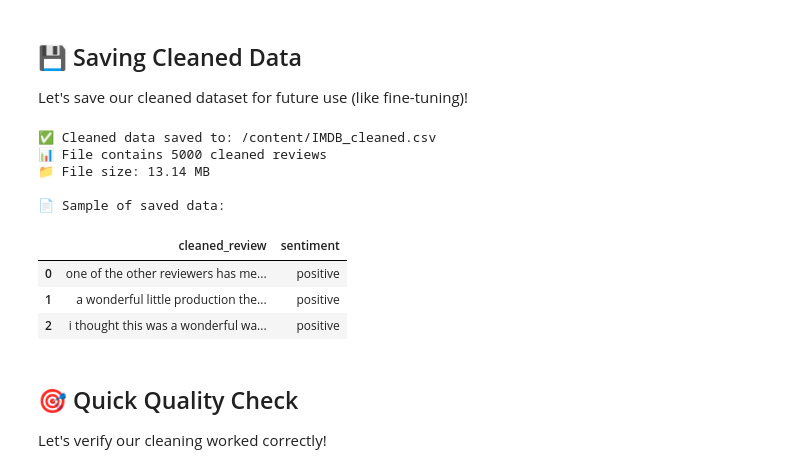
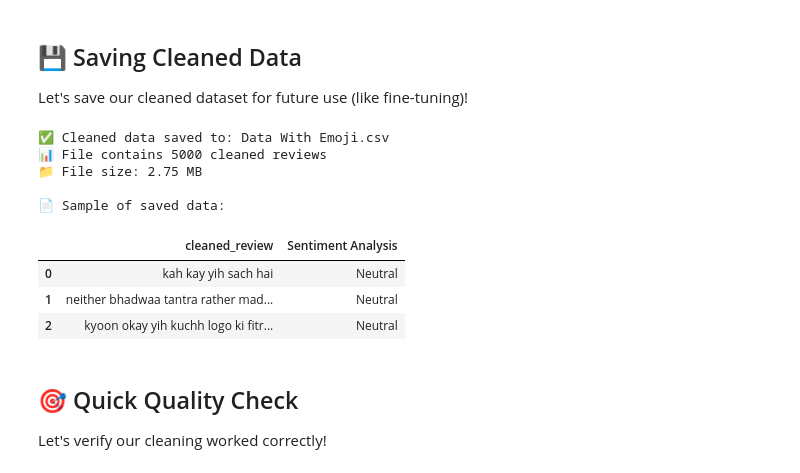
Before and after one commit to jokefun022/First-Project, a Jupyter notebook: Text_Data_Cleaning.ipynb, the cells around one changed output. Cells and saved outputs as stored; diff of their text form; code cells hidden in the pictures.

```diff
--- a/Text_Data_Cleaning.ipynb
+++ b/Text_Data_Cleaning.ipynb
@@ -141,14 +141,14 @@ df.head()
 # %%
-df = pd.read_csv('/content/IMDB Dataset.csv')
+df = pd.read_csv('/content/Complete Data With Emoji.csv')
 # Check for missing values and basic statistics
 print("🔍 Dataset Information:")
 print("="*50)
 print(f"Total reviews: {len(df)}")
 print(f"Missing values: {df.isnull().sum().sum()}")
 print(f"\nSentiment Distribution:")
-print(df['sentiment'].value_counts())
+print(df['Sentiment Analysis'].value_counts())
 print("\n📏 Review Length Statistics:")
-df['review_length'] = df['review'].str.len()
+df['review_length'] = df['Tweet_Text_With_Emoji'].str.len()
 print(f"Average length: {df['review_length'].mean():.0f} characters")
 print(f"Shortest review: {df['review_length'].min()} characters")
 print(f"Longest review: {df['review_length'].max()} characters")
@@ -551,7 +550,7 @@ import time
 start_time = time.time()
 
 # Clean the reviews
-df_sample['cleaned_review'] = df_sample['review'].apply(
+df_sample['cleaned_review'] = df_sample['Tweet_Text_With_Emoji'].apply(
     lambda x: clean_text(x, remove_stop=False, lemmatize=False)
 )
 
@@ -609,6 +608,6 @@ i thought this was a wonderful way to spend time on a too hot summer weekend sit
 # %%
 # Calculate statistics
-df_sample['original_length'] = df_sample['review'].str.len()
+df_sample['original_length'] = df_sample['Tweet_Text_With_Emoji'].str.len()
 df_sample['cleaned_length'] = df_sample['cleaned_review'].str.len()
 df_sample['reduction_pct'] = 100 * (1 - df_sample['cleaned_length'] / df_sample['original_length'])
 
@@ -745,26 +717,26 @@ print("- This shows why cleaning helps models focus on meaningful differences!")
 Let's save our cleaned dataset for future use (like fine-tuning)!
 # %%
 # Save the cleaned dataset
-output_file = '/content/IMDB_cleaned.csv'
-df_sample[['review', 'cleaned_review', 'sentiment']].to_csv(output_file, index=False)
+output_file = 'Data With Emoji.csv'
+df_sample[['cleaned_review', 'Sentiment Analysis']].to_csv(output_file, index=False)
 
 print(f"✅ Cleaned data saved to: {output_file}")
 print(f"📊 File contains {len(df_sample)} cleaned reviews")
 print(f"📁 File size: {df_sample.memory_usage(deep=True).sum() / 1024**2:.2f} MB")
 
 # Show sample of saved data
 print("\n📄 Sample of saved data:")
-df_sample[['cleaned_review', 'sentiment']].head(3)
+display(df_sample[['cleaned_review', 'Sentiment Analysis']].head(3))
 # %% [output]
-✅ Cleaned data saved to: /content/IMDB_cleaned.csv
+✅ Cleaned data saved to: Data With Emoji.csv
 📊 File contains 5000 cleaned reviews
-📁 File size: 13.14 MB
+📁 File size: 2.75 MB
 
 📄 Sample of saved data:
-|  | cleaned_review | sentiment |
-| 0 | one of the other reviewers has me... | positive |
-| 1 | a wonderful little production the... | positive |
-| 2 | i thought this was a wonderful wa... | positive |
+|  | cleaned_review | Sentiment Analysis |
+| 0 | kah kay yih sach hai | Neutral |
+| 1 | neither bhadwaa tantra rather mad... | Neutral |
+| 2 | kyoon okay yih kuchh logo ki fitr... | Neutral |
 # %% [markdown]
 ## 🎯 Quick Quality Check
 
```
Also changed, not shown: parts of 12 cells of this notebook.
